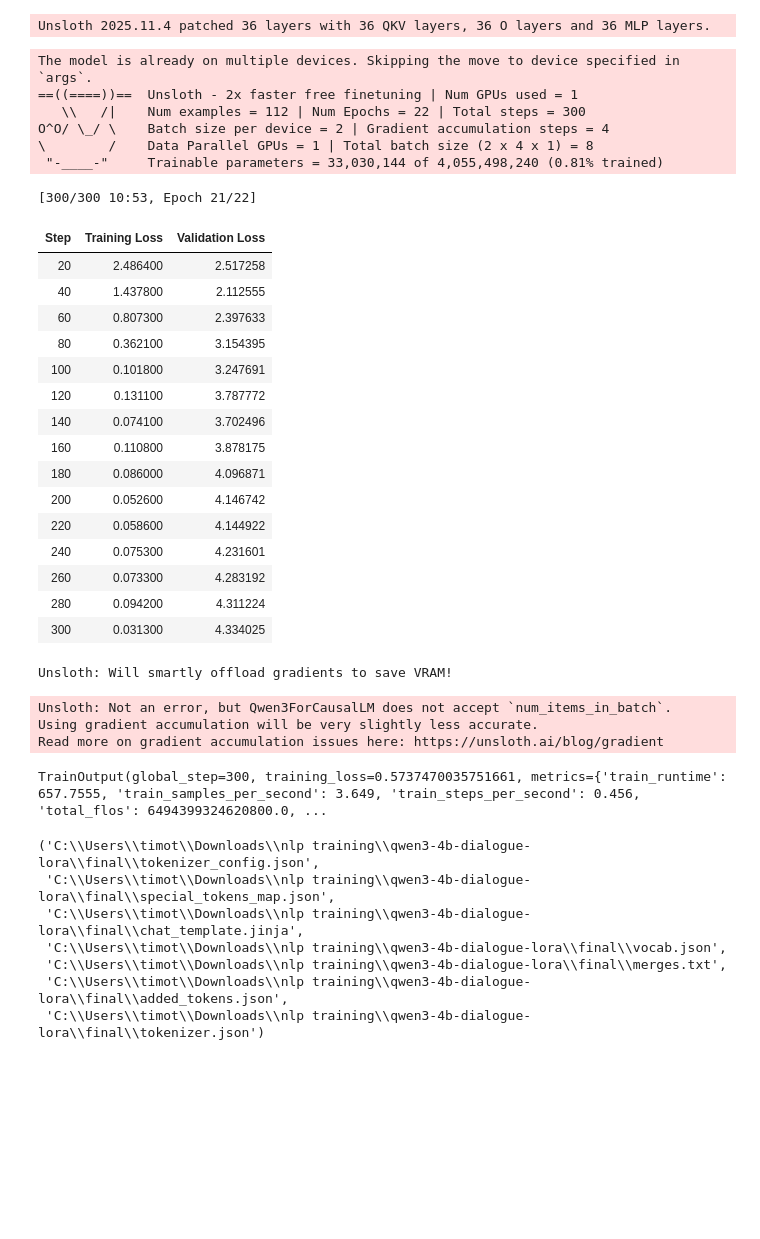
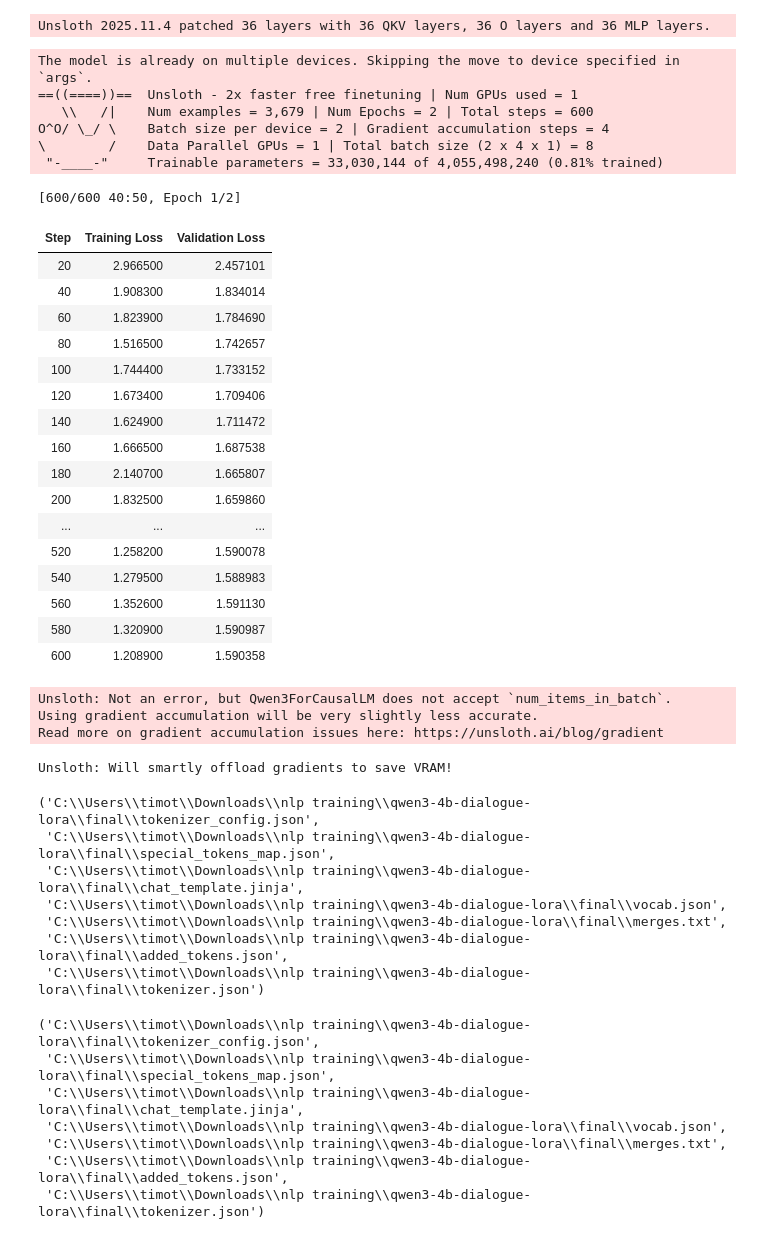
Before and after one commit to timz815/360-NLP-Project, a Jupyter notebook: finetune.ipynb, the cells around one changed output. Cells and saved outputs as stored; diff of their text form; code cells hidden in the pictures; blank space fills up the shorter version.

```diff
--- a/finetune.ipynb
+++ b/finetune.ipynb
@@ -69,8 +69,11 @@ Test: 33
 # ==============
 def format_example(ex, tokenizer):
     messages = [
-        {"role": "user", "content": ex["english"]},
-        {"role": "assistant", "content": ex["chinese"]},
+        {"role": "user", "content": ex["chinese"]},
+        {"role": "assistant", "content": ex["english"]},
+        # for en to zh
+        #{"role": "user", "content": ex["english"]},
+        #{"role": "assistant", "content": ex["chinese"]},
     ]
     text = tokenizer.apply_chat_template(
         messages, tokenize=False, add_generation_prompt=False
@@ -144,7 +147,7 @@ sft_config = SFTConfig(
     per_device_train_batch_size=2,
     gradient_accumulation_steps=4,
     warmup_steps=20,
-    max_steps=300,
+    max_steps=600,
     logging_steps=1,
     output_dir=r"C:\Users\timot\Downloads\nlp training\qwen3-4b-dialogue-lora",
     optim="adamw_8bit",
@@ -178,37 +181,51 @@ torch._dynamo.config.disable = True
 # %%
 # =====
 # train
 # =====
 trainer.train()
+
+# ===========================
+# save final loRa + tokenizer
+# ===========================
+save_dir = r"C:\Users\timot\Downloads\nlp training\qwen3-4b-dialogue-lora\final"
+model.save_pretrained(save_dir)
+tokenizer.save_pretrained(save_dir)
 # %% [output]
 The model is already on multiple devices. Skipping the move to device specified in `args`.
 ==((====))==  Unsloth - 2x faster free finetuning | Num GPUs used = 1
-   \\   /|    Num examples = 112 | Num Epochs = 22 | Total steps = 300
+   \\   /|    Num examples = 3,679 | Num Epochs = 2 | Total steps = 600
 O^O/ \_/ \    Batch size per device = 2 | Gradient accumulation steps = 4
 \        /    Data Parallel GPUs = 1 | Total batch size (2 x 4 x 1) = 8
  "-____-"     Trainable parameters = 33,030,144 of 4,055,498,240 (0.81% trained)
-[300/300 10:53, Epoch 21/22]
+[600/600 40:50, Epoch 1/2]
 | Step | Training Loss | Validation Loss |
-| 20 | 2.486400 | 2.517258 |
-| 40 | 1.437800 | 2.112555 |
-| 60 | 0.807300 | 2.397633 |
-| 80 | 0.362100 | 3.154395 |
-| 100 | 0.101800 | 3.247691 |
-| 120 | 0.131100 | 3.787772 |
-| 140 | 0.074100 | 3.702496 |
-| 160 | 0.110800 | 3.878175 |
-| 180 | 0.086000 | 4.096871 |
-| 200 | 0.052600 | 4.146742 |
-| 220 | 0.058600 | 4.144922 |
-| 240 | 0.075300 | 4.231601 |
-| 260 | 0.073300 | 4.283192 |
-| 280 | 0.094200 | 4.311224 |
-| 300 | 0.031300 | 4.334025 |
+| 20 | 2.966500 | 2.457101 |
+| 40 | 1.908300 | 1.834014 |
+| 60 | 1.823900 | 1.784690 |
+| 80 | 1.516500 | 1.742657 |
+| 100 | 1.744400 | 1.733152 |
+| 120 | 1.673400 | 1.709406 |
+| 140 | 1.624900 | 1.711472 |
+| 160 | 1.666500 | 1.687538 |
+| 180 | 2.140700 | 1.665807 |
+| 200 | 1.832500 | 1.659860 |
+| ... | ... | ... |
+| 520 | 1.258200 | 1.590078 |
+| 540 | 1.279500 | 1.588983 |
+| 560 | 1.352600 | 1.591130 |
+| 580 | 1.320900 | 1.590987 |
+| 600 | 1.208900 | 1.590358 |
-Unsloth: Will smartly offload gradients to save VRAM!
+Unsloth: Not an error, but Qwen3ForCausalLM does not accept `num_items_in_batch`.
+Using gradient accumulation will be very slightly less accurate.
+Read more on gradient accumulation issues here: https://unsloth.ai/blog/gradient
-Unsloth: Not an error, but Qwen3ForCausalLM does not accept `num_items_in_batch`.
-Using gradient accumulation will be very slightly less accurate.
-Read more on gradient accumulation issues here: https://unsloth.ai/blog/gradient
+Unsloth: Will smartly offload gradients to save VRAM!
-TrainOutput(global_step=300, training_loss=0.5737470035751661, metrics={'train_runtime': 657.7555, 'train_samples_per_second': 3.649, 'train_steps_per_second': 0.456, 'total_flos': 6494399324620800.0, ...
+('C:\\Users\\timot\\Downloads\\nlp training\\qwen3-4b-dialogue-lora\\final\\tokenizer_config.json',
+ 'C:\\Users\\timot\\Downloads\\nlp training\\qwen3-4b-dialogue-lora\\final\\special_tokens_map.json',
+ 'C:\\Users\\timot\\Downloads\\nlp training\\qwen3-4b-dialogue-lora\\final\\chat_template.jinja',
+ 'C:\\Users\\timot\\Downloads\\nlp training\\qwen3-4b-dialogue-lora\\final\\vocab.json',
+ 'C:\\Users\\timot\\Downloads\\nlp training\\qwen3-4b-dialogue-lora\\final\\merges.txt',
+ 'C:\\Users\\timot\\Downloads\\nlp training\\qwen3-4b-dialogue-lora\\final\\added_tokens.json',
+ 'C:\\Users\\timot\\Downloads\\nlp training\\qwen3-4b-dialogue-lora\\final\\tokenizer.json')
 # %%
 # ===========================
 # save final loRa + tokenizer
```
Also changed, not shown: parts of 9 cells of this notebook.
